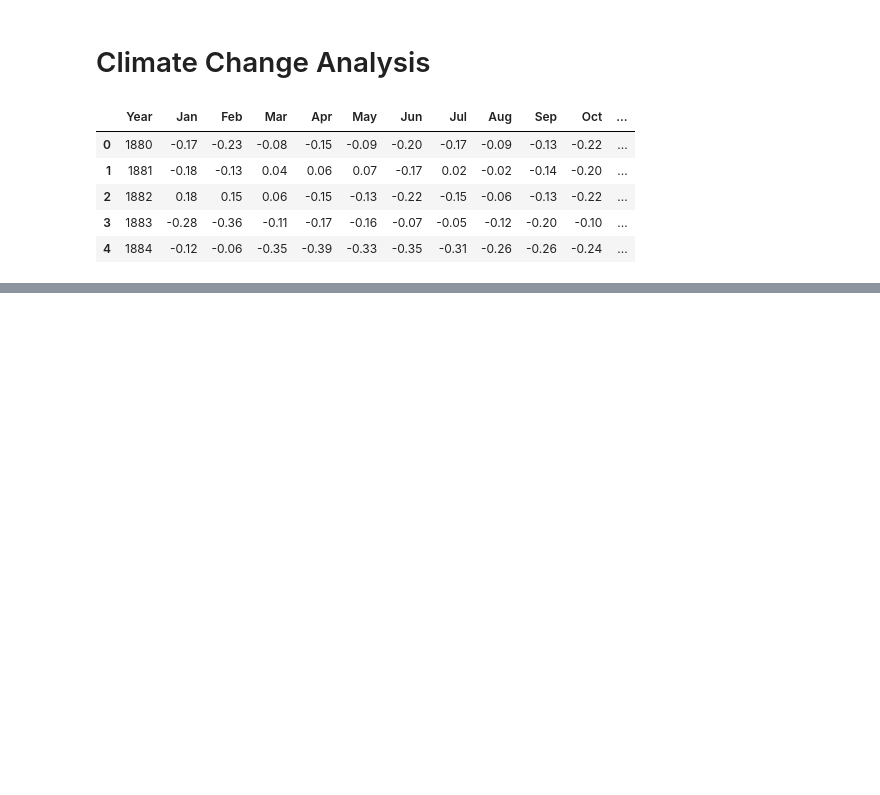
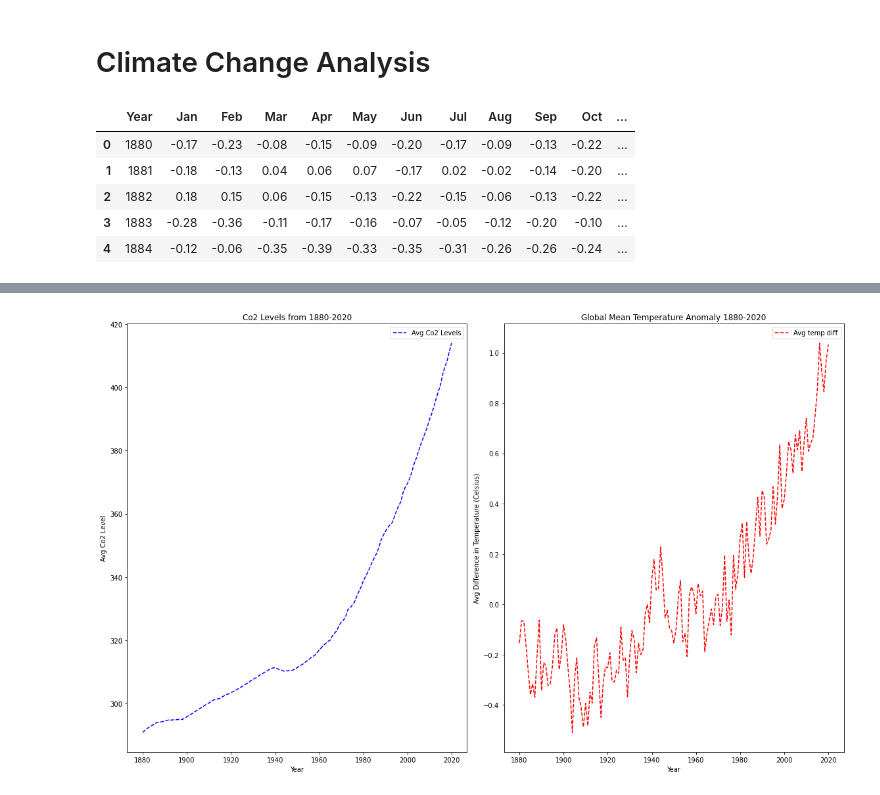
Before and after one commit to elilaird/math-projects, a Jupyter notebook: Climate Change/Climate Change Analysis.ipynb, the cells around one changed output, grey strips where cells are left out. Drawn from its saved outputs; the diff is of its cells as text; code cells hidden in the pictures; blank space fills up the shorter version.

Commit message:
initial climate change plots

```diff
--- a/Climate Change/Climate Change Analysis.ipynb
+++ b/Climate Change/Climate Change Analysis.ipynb
@@ -11,6 +11,7 @@ import scipy as sci
 datadir = './data/'
 global_mean_temp = pd.read_csv(datadir + 'global-mean-temp.csv')
 monthly_c02 = pd.read_csv(datadir + 'co2_mm_mlo.csv')
+c02_1880_1958 = pd.read_excel(datadir + 'carbon-ppm-1880-1958.xlsx')
 # %%
 global_mean_temp.head()
 # %% [output]
@@ -31,0 +44,15 @@ monthly_c02.head()
+# %%
+#preprocessing
+
+gmta_raw = global_mean_temp.iloc[:, :13]
+gmta_raw['mean'] = gmta_raw.iloc[:,1:].mean(axis=1)
+gmta = gmta_raw[['Year', 'mean']]
+
+monthly_c02_renamed = monthly_c02.copy()
+monthly_c02_renamed['mean'] = monthly_c02['average']
+monthly_c02_renamed = monthly_c02_renamed.drop(['average'], axis=1)
+monthly_c02_grouped = monthly_c02_renamed[['year', 'mean']].groupby(['year'], as_index=False).mean()
+
+co2 = c02_1880_1958.iloc[:-1,:].append(monthly_c02_grouped)
+
+co2.head()
@@ -31,0 +66,25 @@ monthly_c02.head()
+# %%
+#plot
+
+plt.figure(figsize=(16,10))
+
+#co2
+plt.subplot(121)
+plt.plot(co2['year'], co2['mean'], 'b--', label='Avg Co2 Levels')
+plt.title('Co2 Levels from 1880-2020')
+plt.xlabel('Year')
+plt.ylabel('Avg Co2 Level')
+plt.legend(loc='best')
+
+#gmta
+plt.subplot(122)
+plt.plot(gmta['Year'], gmta['mean'], 'r--', label='Avg temp diff')
+plt.title('Global Mean Temperature Anomaly 1880-2020')
+plt.xlabel('Year')
+plt.ylabel('Avg Difference in Temperature (Celsius)')
+plt.legend(loc='best')
+
+plt.tight_layout()
+plt.show()
+# %% [output]
+[figure, added]
```
Also changed, not shown: parts of 12 cells of this notebook, 1 other file.
